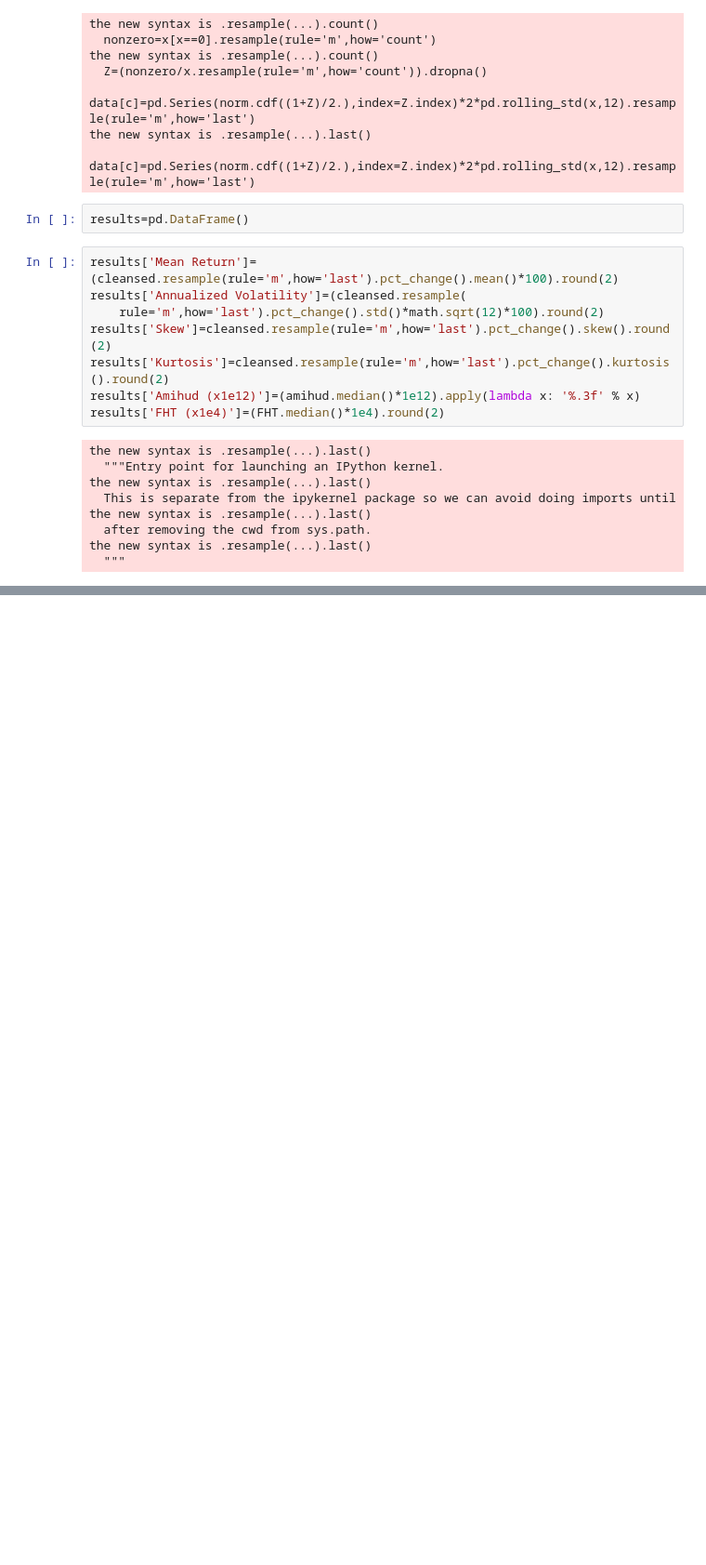
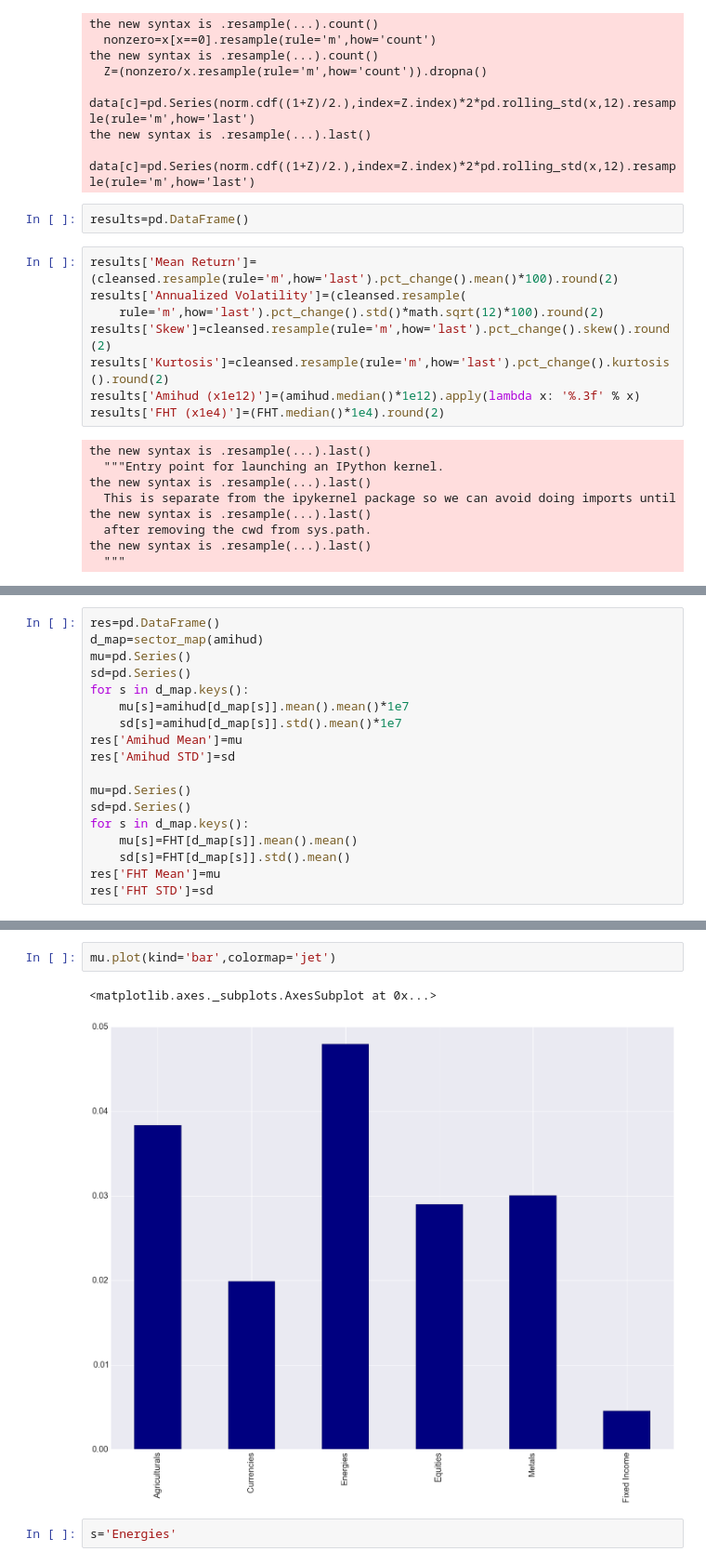
Before and after one commit to mrefermat/FinancePhD, a Jupyter notebook: LiquidityMomentum/Table 1- Summary Stats.ipynb, the cells around one changed output, grey strips where cells are left out. Shown at 93% size. Drawn from its saved outputs; the diff is of its cells as text; blank space fills up the shorter version.

Commit message:
Cleaning data and finishing first paper

```diff
--- a/LiquidityMomentum/Table 1- Summary Stats.ipynb
+++ b/LiquidityMomentum/Table 1- Summary Stats.ipynb
@@ -121,2 +121,20 @@ ZCE-FLAT GLASS               &         0.49 &                  33.55 &  0.95 &
 \bottomrule
 \end{tabular}
+# %%
+res=pd.DataFrame()
+d_map=sector_map(amihud)
+mu=pd.Series()
+sd=pd.Series()
+for s in d_map.keys():
+    mu[s]=amihud[d_map[s]].mean().mean()*1e7
+    sd[s]=amihud[d_map[s]].std().mean()*1e7
+res['Amihud Mean']=mu
+res['Amihud STD']=sd
+
+mu=pd.Series()
+sd=pd.Series()
+for s in d_map.keys():
+    mu[s]=FHT[d_map[s]].mean().mean()
+    sd[s]=FHT[d_map[s]].std().mean()
+res['FHT Mean']=mu
+res['FHT STD']=sd
@@ -122,0 +168,7 @@ ZCE-FLAT GLASS               &         0.49 &                  33.55 &  0.95 &
+# %%
+mu.plot(kind='bar',colormap='jet')
+# %% [output]
+<matplotlib.axes._subplots.AxesSubplot at 0x...>
+[figure, added]
+# %%
+s='Energies'
```
Also changed, not shown: parts of 7 cells of this notebook, 3 other files.
